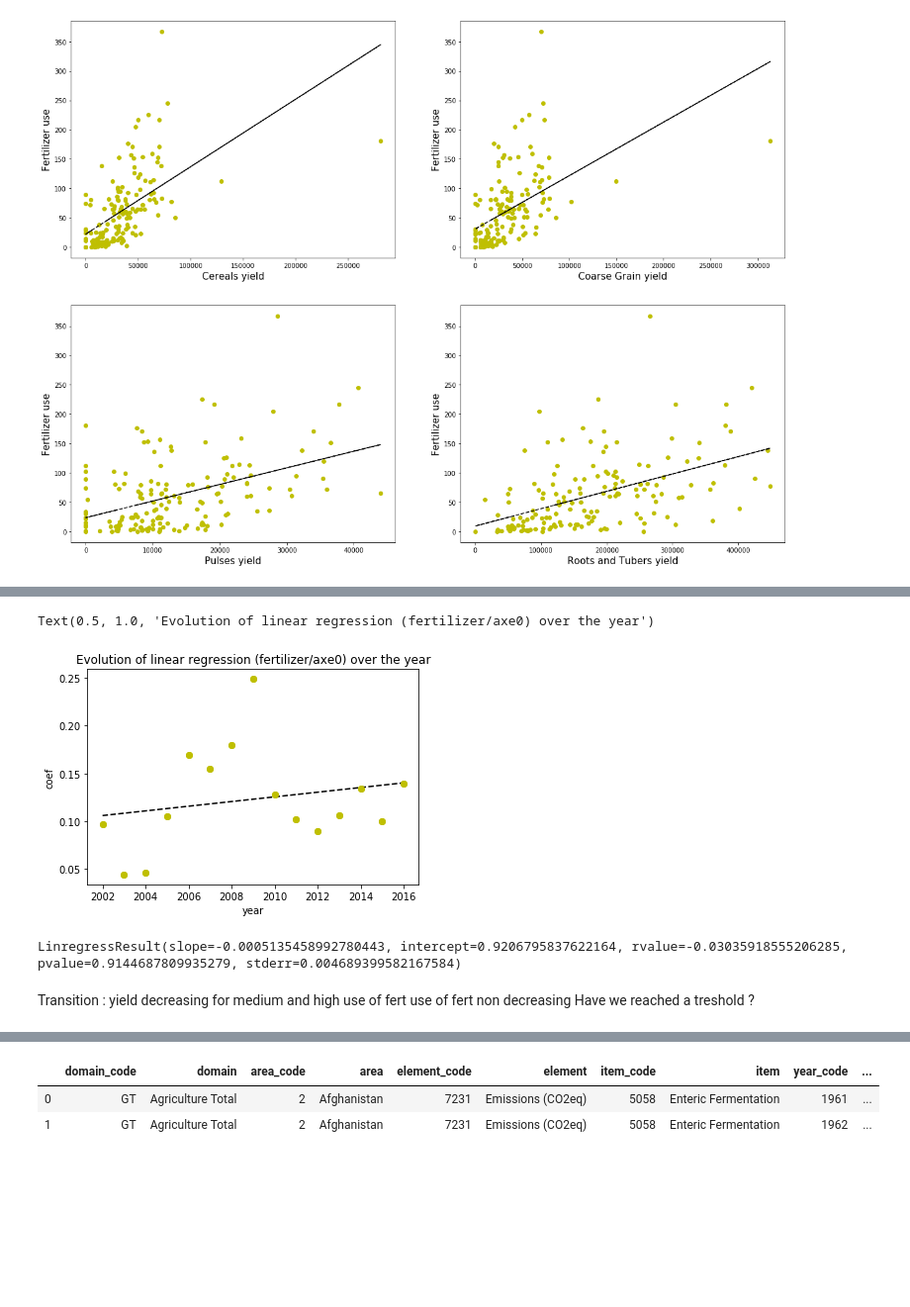
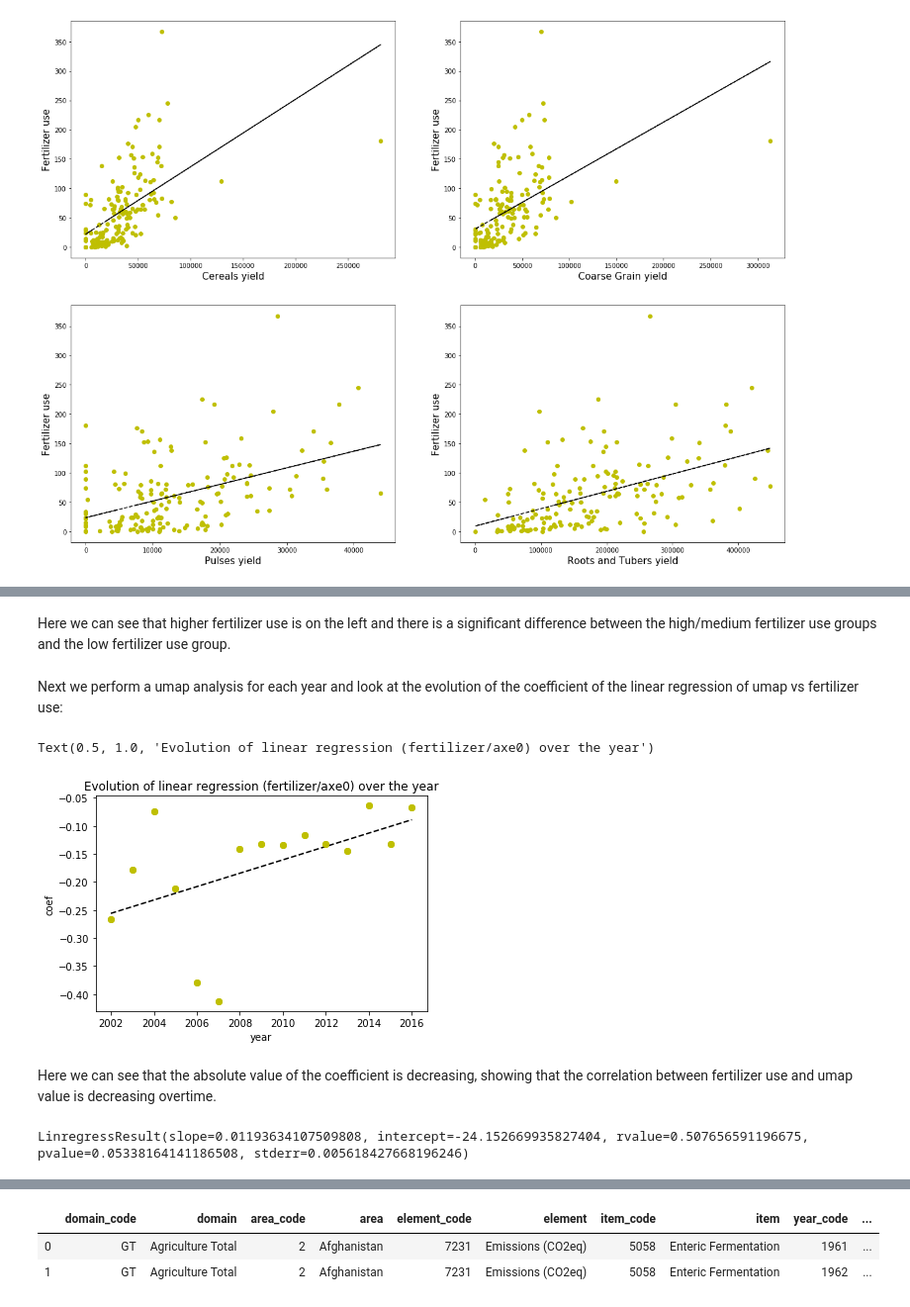
Before and after one commit to amara-slaymaker/ada_project-ada_nakamura, a Jupyter notebook: Skeleton.ipynb, the cells around one changed output, grey strips where cells are left out. Shown at 99% size. Drawn from its saved outputs; the diff is of its cells as text; code cells hidden in the pictures; blank space fills up the shorter version.

```diff
--- a/Skeleton.ipynb
+++ b/Skeleton.ipynb
@@ -832,6 +909,12 @@ def umap_year(year, n_components=2):
             .reset_index()
               )
     yield_for_umap=yield_for_merge.drop('Area',axis=1).values # To perform the umap, we need to select only the features
+
+    #Normalization
+    x = yield_for_umap
+    min_max_scaler = preprocessing.MinMaxScaler()
+    x_scaled = min_max_scaler.fit_transform(x)
+    yield_for_umap = pd.DataFrame(x_scaled)
 
     reducer = umap.UMAP(random_state=1, n_components= n_components)
     embedding = reducer.fit_transform(yield_for_umap)
@@ -870,7 +961,0 @@ print(coef)
-# %%
-# umap for all years available in the fertilizer dataset (the more restrictive dataset)
-mean=[]
-for year in fertilizer_area.pivot_table(index=['Year Code']).index :
-    adding=umap_year(year)
-    mean.append([adding[0],adding[2][0]])
-mean=pd.DataFrame(mean)
@@ -958,3 +994,7 @@ ax.grid(alpha=0.5)
+# %% [markdown]
+Here we can see that higher fertilizer use is on the left and there is a significant difference between the high/medium fertilizer use groups and the low fertilizer use group.
+# %% [markdown]
+Next we perform a umap analysis for each year and look at the evolution of the coefficient of the linear regression of umap vs fertilizer use:
 # %%
 # umap for all years available in the fertilizer dataset (the more restrictive dataset)
 mean=[]
@@ -964,23 +1004,20 @@ for year in fertilizer_area.pivot_table(index=['Year Code']).index :
 mean=pd.DataFrame(mean)
 # %%
 # look at coef over the years
-coef = np.polyfit(mean[0],np.abs(mean[1]),1) #test regression dim 1 ...
+coef = np.polyfit(mean[0],mean[1],1) #test regression dim 1 ...
 poly1d_fn = np.poly1d(coef)
-plt.plot(mean[0],np.abs(mean[1]), 'yo',mean[0], poly1d_fn(mean[0]), '--k')
-plt.plot(mean[0],np.abs(mean[1]), 'yo')
+plt.plot(mean[0],mean[1], 'yo',mean[0], poly1d_fn(mean[0]), '--k')
+plt.plot(mean[0],mean[1], 'yo')
 plt.xlabel('year')
 plt.ylabel('coef')
 plt.title('Evolution of linear regression (fertilizer/axe0) over the year')
 # %% [output]
 Text(0.5, 1.0, 'Evolution of linear regression (fertilizer/axe0) over the year')
-[figure, old version]
+[figure, new version]
+# %% [markdown]
+Here we can see that the absolute value of the coefficient is decreasing, showing that the correlation between fertilizer use and umap value is decreasing overtime.
 # %%
 #Compute error of the regression
 stats.linregress(mean[0],mean[1])
 # %% [output]
-LinregressResult(slope=-0.0005135458992780443, intercept=0.9206795837622164, rvalue=-0.03035918555206285, pvalue=0.9144687809935279, stderr=0.004689399582167584)
+LinregressResult(slope=0.01193634107509808, intercept=-24.152669935827404, rvalue=0.507656591196675, pvalue=0.05338164141186508, stderr=0.005618427668196246)
-# %% [markdown]
-Transition :
-yield decreasing for medium and high use of fert
-use of fert non decreasing
-Have we reached a treshold ?
```
Also changed, not shown: parts of 89 cells of this notebook.
